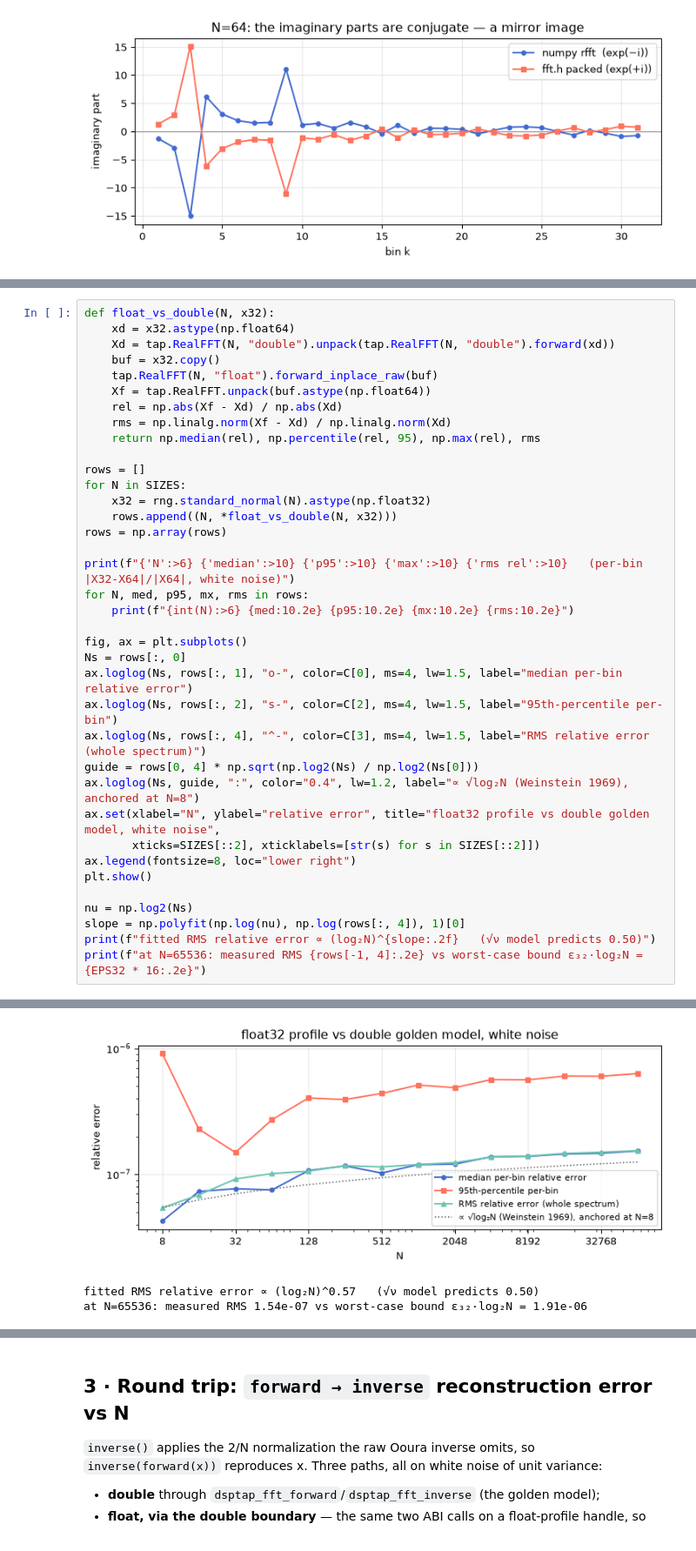
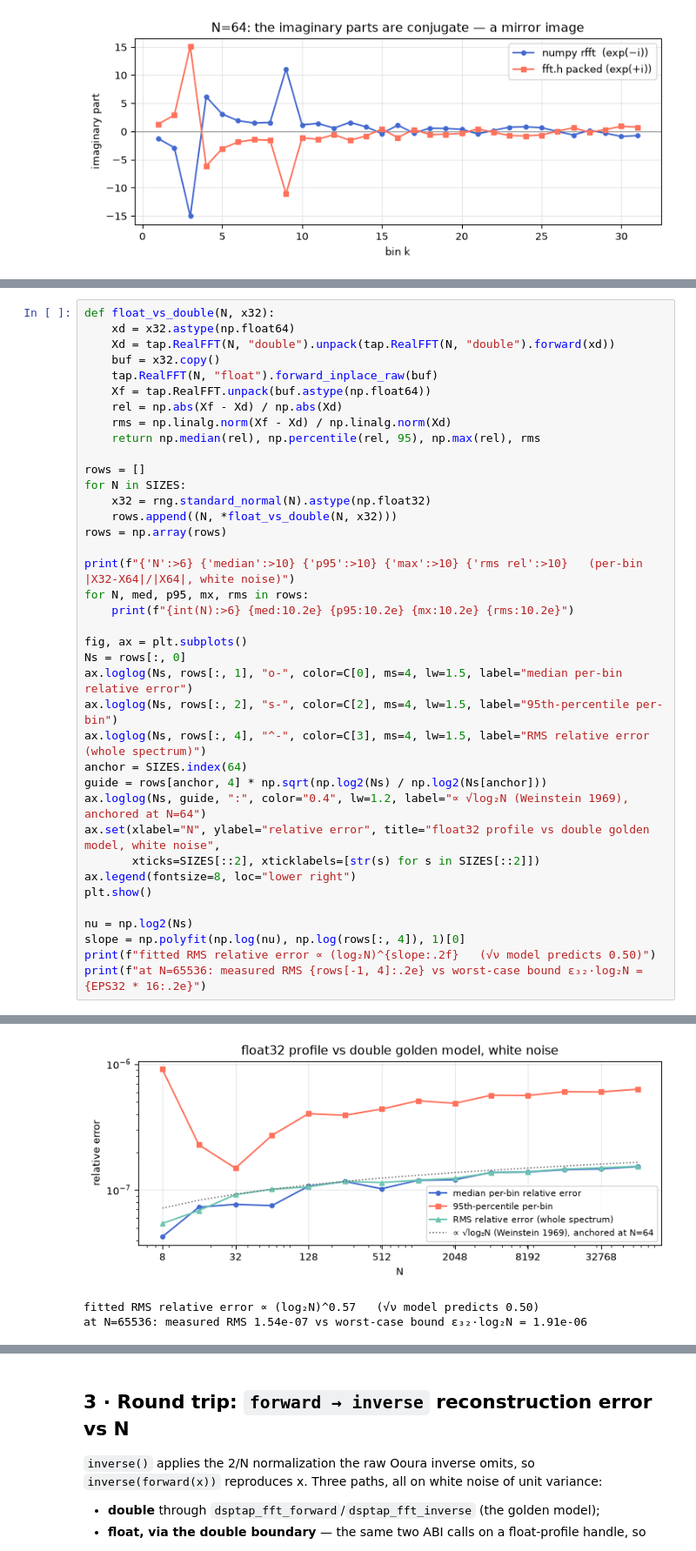
Before and after one commit to tap/DspTap, a Jupyter notebook: notebooks/fft.ipynb, the cells around one changed output, grey strips where cells are left out. Shown at 87% size. Saved outputs shown, nothing was run; the diff lists cells and outputs as text.

```diff
--- a/notebooks/fft.ipynb
+++ b/notebooks/fft.ipynb
@@ -147,36 +152,37 @@ for N, med, p95, mx, rms in rows:
 fig, ax = plt.subplots()
 Ns = rows[:, 0]
 ax.loglog(Ns, rows[:, 1], "o-", color=C[0], ms=4, lw=1.5, label="median per-bin relative error")
 ax.loglog(Ns, rows[:, 2], "s-", color=C[2], ms=4, lw=1.5, label="95th-percentile per-bin")
 ax.loglog(Ns, rows[:, 4], "^-", color=C[3], ms=4, lw=1.5, label="RMS relative error (whole spectrum)")
-guide = rows[0, 4] * np.sqrt(np.log2(Ns) / np.log2(Ns[0]))
-ax.loglog(Ns, guide, ":", color="0.4", lw=1.2, label="∝ √log₂N (Weinstein 1969), anchored at N=8")
+anchor = SIZES.index(64)
+guide = rows[anchor, 4] * np.sqrt(np.log2(Ns) / np.log2(Ns[anchor]))
+ax.loglog(Ns, guide, ":", color="0.4", lw=1.2, label="∝ √log₂N (Weinstein 1969), anchored at N=64")
 ax.set(xlabel="N", ylabel="relative error", title="float32 profile vs double golden model, white noise",
        xticks=SIZES[::2], xticklabels=[str(s) for s in SIZES[::2]])
 ax.legend(fontsize=8, loc="lower right")
 plt.show()
 
 nu = np.log2(Ns)
 slope = np.polyfit(np.log(nu), np.log(rows[:, 4]), 1)[0]
 print(f"fitted RMS relative error ∝ (log₂N)^{slope:.2f}   (√ν model predicts 0.50)")
 print(f"at N=65536: measured RMS {rows[-1, 4]:.2e} vs worst-case bound ε₃₂·log₂N = {EPS32 * 16:.2e}")
 # %% [output]
      N     median        p95        max    rms rel   (per-bin |X32-X64|/|X64|, white noise)
      8   4.26e-08   9.10e-07   1.12e-06   5.43e-08
     16   7.32e-08   2.29e-07   2.71e-07   6.87e-08
     32   7.70e-08   1.49e-07   2.56e-07   9.18e-08
     64   7.52e-08   2.72e-07   3.30e-07   1.02e-07
    128   1.07e-07   4.04e-07   4.01e-06   1.06e-07
    256   1.17e-07   3.93e-07   1.49e-06   1.17e-07
    512   1.02e-07   4.39e-07   1.27e-06   1.15e-07
   1024   1.20e-07   5.12e-07   9.28e-06   1.20e-07
   2048   1.21e-07   4.88e-07   1.87e-06   1.24e-07
   4096   1.38e-07   5.65e-07   3.98e-06   1.37e-07
   8192   1.39e-07   5.63e-07   1.06e-05   1.40e-07
  16384   1.45e-07   6.03e-07   7.09e-06   1.47e-07
  32768   1.47e-07   6.01e-07   3.08e-05   1.50e-07
  65536   1.53e-07   6.31e-07   4.70e-05   1.54e-07
-[figure, old version]
+[figure, new version]
 fitted RMS relative error ∝ (log₂N)^0.57   (√ν model predicts 0.50)
 at N=65536: measured RMS 1.54e-07 vs worst-case bound ε₃₂·log₂N = 1.91e-06
 # %% [markdown]
```
Also changed, not shown: parts of 8 cells of this notebook, 4 other files.
